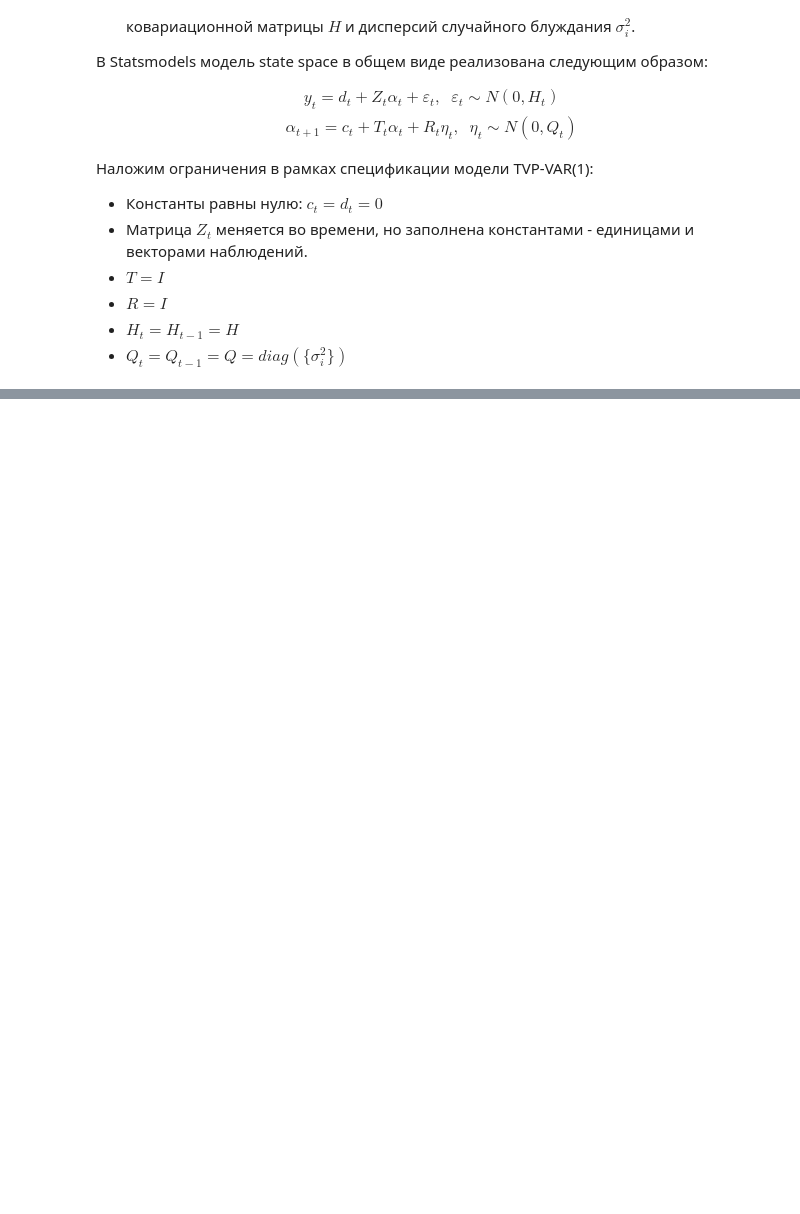
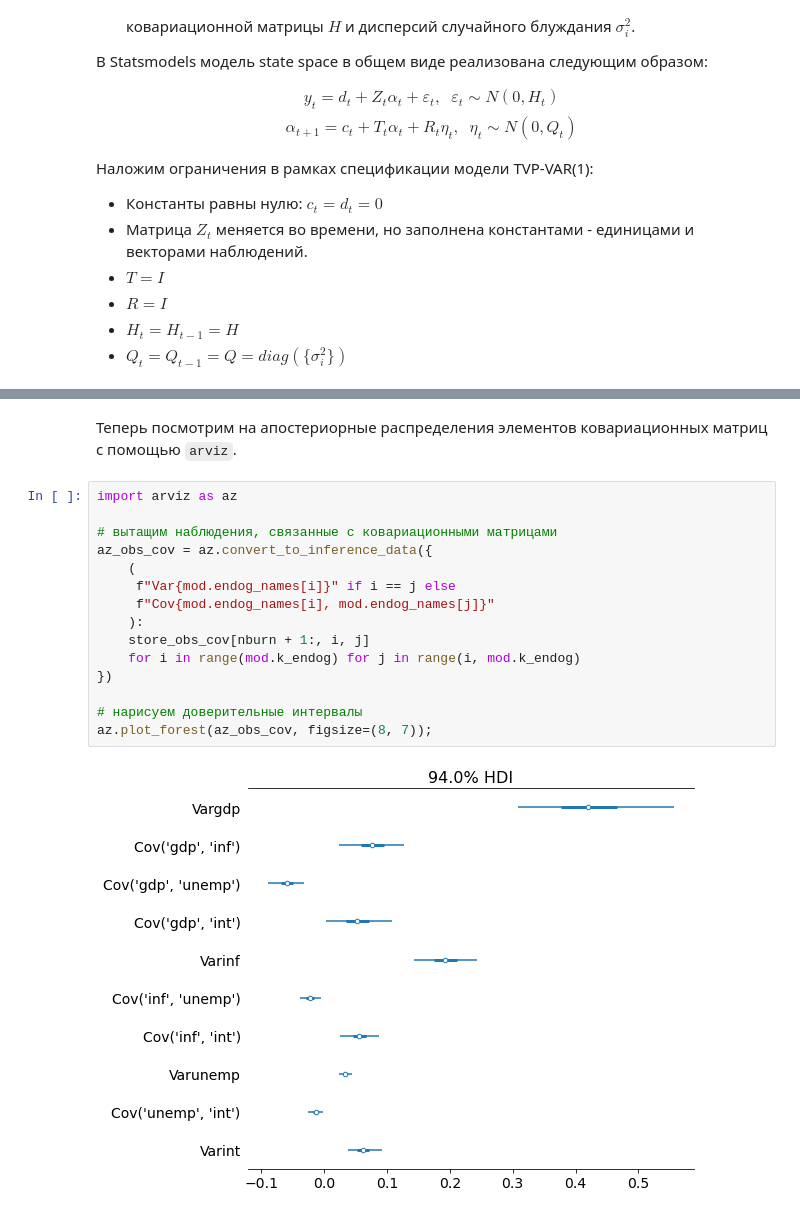
Before and after one commit to darkmetrics/usdrub, a Jupyter notebook: code/Model.ipynb, the cells around one changed output, grey strips where cells are left out. Drawn from its saved outputs; the diff is of its cells as text; blank space fills up the shorter version.

```diff
--- a/code/Model.ipynb
+++ b/code/Model.ipynb
@@ -351,0 +795,19 @@ end: 20
+# %% [markdown]
+Теперь посмотрим на апостериорные распределения элементов ковариационных матриц с помощью `arviz`.
+# %%
+import arviz as az
+
+# вытащим наблюдения, связанные с ковариационными матрицами
+az_obs_cov = az.convert_to_inference_data({
+    (
+     f"Var{mod.endog_names[i]}" if i == j else
+     f"Cov{mod.endog_names[i], mod.endog_names[j]}"
+    ):
+    store_obs_cov[nburn + 1:, i, j]
+    for i in range(mod.k_endog) for j in range(i, mod.k_endog)
+})
+
+# нарисуем доверительные интервалы
+az.plot_forest(az_obs_cov, figsize=(8, 7));
+# %% [output]
+[figure, added]
```
Also changed, not shown: parts of 56 cells of this notebook, 4 other files.
